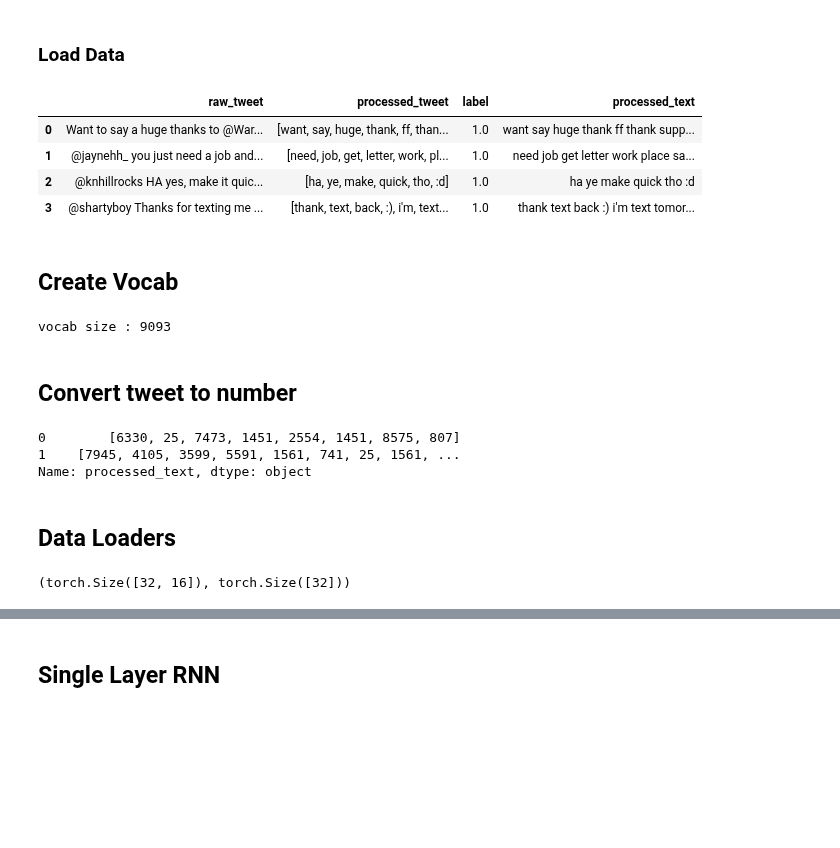
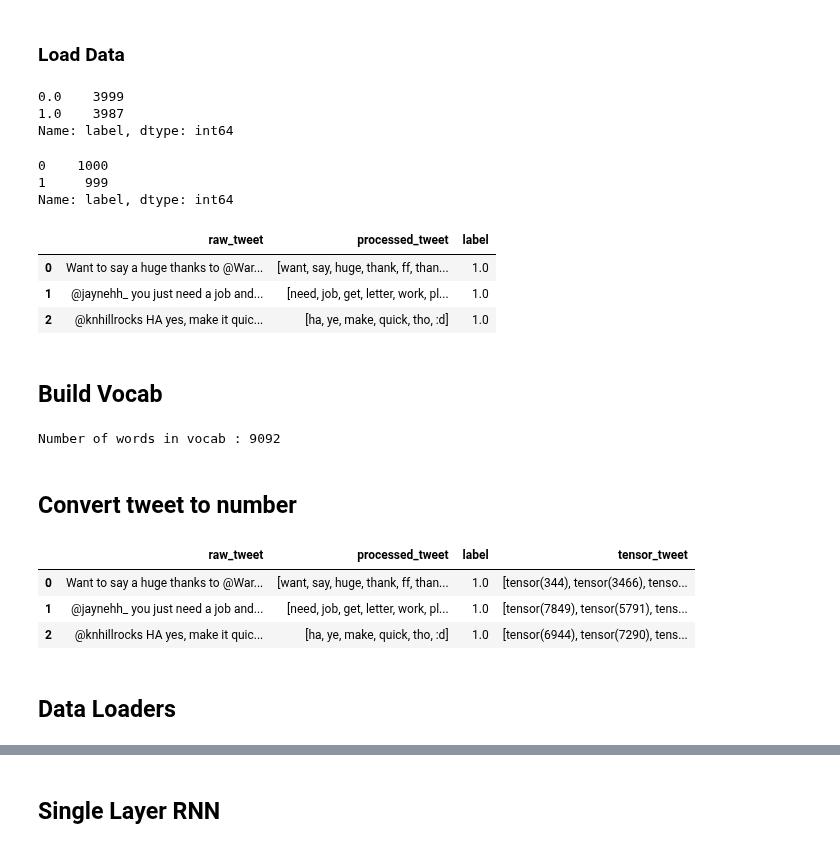
Before and after one commit to gupta24789/sentiment-analysis, a Jupyter notebook: sentiment_rnn_lighting.ipynb, the cells around one changed output, grey strips where cells are left out. Cells and saved outputs as stored; diff of their text form; code cells hidden in the pictures; blank space fills up the shorter version.

```diff
--- a/sentiment_rnn_lighting.ipynb
+++ b/sentiment_rnn_lighting.ipynb
@@ -102,37 +93,48 @@ def process_tweet(tweet):
 # %%
 train_df = pd.read_csv("https://raw.githubusercontent.com/gupta24789/sentiment-analysis/main/data/train.csv")
 val_df = pd.read_csv("https://raw.githubusercontent.com/gupta24789/sentiment-analysis/main/data/val.csv")
+
 train_df.processed_tweet = train_df.processed_tweet.fillna('[]').apply(lambda x: eval(x) if x is not None else [])
 val_df.processed_tweet = val_df.processed_tweet.fillna('[]').apply(lambda x: eval(x) if x is not None else [])
-train_df = train_df[['raw_tweet', 'processed_tweet', 'label']].dropna().reset_index(drop = True)
-val_df = val_df[['raw_tweet', 'processed_tweet', 'label']].dropna().reset_index(drop = True)
+
+## remove blank
+train_df = train_df[train_df.processed_tweet.str.len()!=0]
+val_df = val_df[val_df.processed_tweet.str.len()!=0]
+
+train_df = train_df.dropna()
+val_df = val_df.dropna()
+
+## reset index
+train_df = train_df.reset_index(drop = True)
+val_df = val_df.reset_index(drop = True)
-# %%
-## Clean the tweet
-train_df['processed_text'] = train_df.processed_tweet.apply(lambda x: " ".join(x))
-val_df['processed_text'] = val_df.processed_tweet.apply(lambda x: " ".join(x))
-
-X_train = train_df.processed_text
-y_train = train_df.label
-X_val = val_df.processed_text
-y_val = val_df.label
+# %%
+train_df.label.value_counts()
+# %% [output]
+0.0    3999
+1.0    3987
+Name: label, dtype: int64
+# %%
+val_df.label.value_counts()
+# %% [output]
+0    1000
+1     999
+Name: label, dtype: int64
 # %%
-train_df.head(4)
+train_df.head(3)
 # %% [output]
-|  | raw_tweet | processed_tweet | label | processed_text |
-| 0 | Want to say a huge thanks to @War... | [want, say, huge, thank, ff, than... | 1.0 | want say huge thank ff thank supp... |
-| 1 | @jaynehh_ you just need a job and... | [need, job, get, letter, work, pl... | 1.0 | need job get letter work place sa... |
-| 2 | @knhillrocks HA yes, make it quic... | [ha, ye, make, quick, tho, :d] | 1.0 | ha ye make quick tho :d |
-| 3 | @shartyboy Thanks for texting me ... | [thank, text, back, :), i'm, text... | 1.0 | thank text back :) i'm text tomor... |
+|  | raw_tweet | processed_tweet | label |
+| 0 | Want to say a huge thanks to @War... | [want, say, huge, thank, ff, than... | 1.0 |
+| 1 | @jaynehh_ you just need a job and... | [need, job, get, letter, work, pl... | 1.0 |
+| 2 | @knhillrocks HA yes, make it quic... | [ha, ye, make, quick, tho, :d] | 1.0 |
 # %% [markdown]
-## Create Vocab
+## Build Vocab
 # %%
-special_tokens = ['__PAD__','__UNK__']
-words = list(set(itertools.chain.from_iterable(train_df.processed_text.apply(lambda x: x.split(" ")))))
-words = special_tokens +  words
-token2idx = {w:i for i,w in enumerate(words)}
-idx2tokens = {i:w for i,w in enumerate(words)}
-print(f"vocab size : {len(token2idx)}")
+special_words = ['__PAD__','__UNK__','</e>']
+unique_words = list(set(itertools.chain.from_iterable(train_df.processed_tweet.tolist())))
+vocab = special_words + unique_words
+vocab = {w:i for i,w in enumerate(vocab)}
+print(f"Number of words in vocab : {len(vocab)}")
 # %% [output]
-vocab size : 9093
+Number of words in vocab : 9092
 # %% [markdown]
 ## Convert tweet to number
@@ -142,6 +140,0 @@ X_val_encoded = X_val.apply(lambda x: convert_token_to_number(x))
-# %%
-X_train_encoded[:2]
-# %% [output]
-0        [6330, 25, 7473, 1451, 2554, 1451, 8575, 807]
-1    [7945, 4105, 3599, 5591, 1561, 741, 25, 1561, ...
-Name: processed_text, dtype: object
@@ -147,0 +154,7 @@ Name: processed_text, dtype: object
+# %%
+train_df.head(3)
+# %% [output]
+|  | raw_tweet | processed_tweet | label | tensor_tweet |
+| 0 | Want to say a huge thanks to @War... | [want, say, huge, thank, ff, than... | 1.0 | [tensor(344), tensor(3466), tenso... |
+| 1 | @jaynehh_ you just need a job and... | [need, job, get, letter, work, pl... | 1.0 | [tensor(7849), tensor(5791), tens... |
+| 2 | @knhillrocks HA yes, make it quic... | [ha, ye, make, quick, tho, :d] | 1.0 | [tensor(6944), tensor(7290), tens... |
@@ -160,6 +165,0 @@ val_dl = DataLoader(list(zip(X_val_encoded, y_val)), batch_size = batch_size, sh
-# %%
-example = next(iter(train_dl))
-features, labels = example[0], example[1]
-features.shape, labels.shape
-# %% [output]
-(torch.Size([32, 16]), torch.Size([32]))
```
Also changed, not shown: parts of 22 cells of this notebook.
